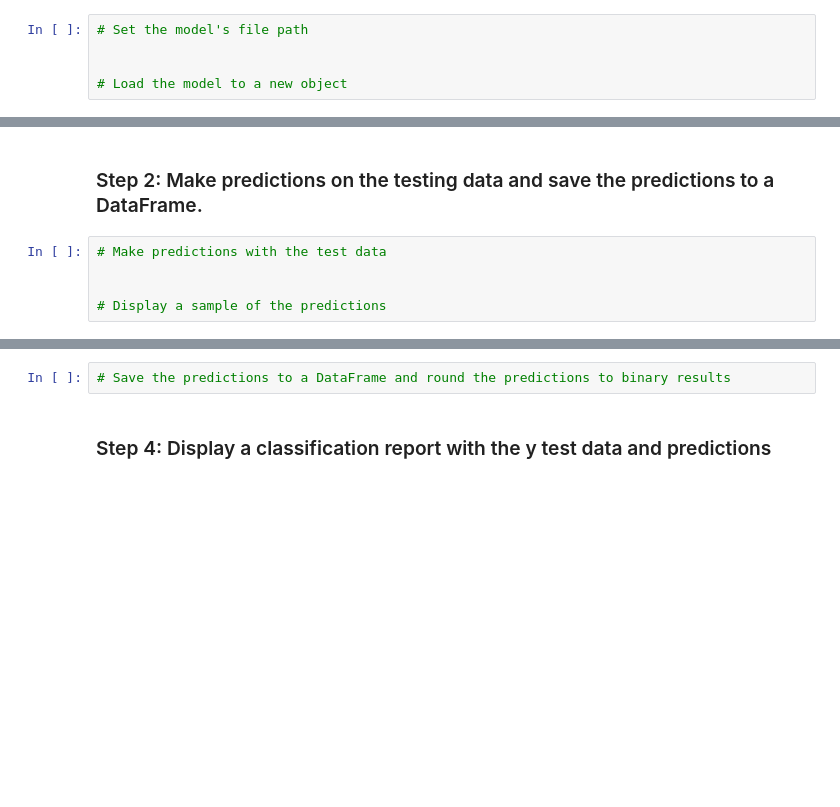
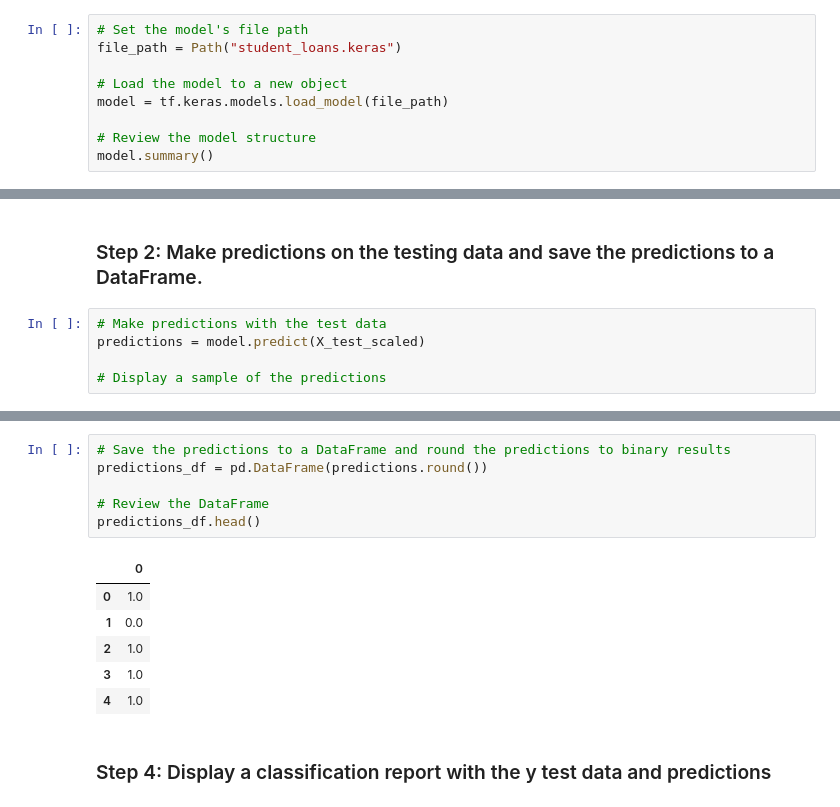
Before and after one commit to shawnakumar/student_loan, a Jupyter notebook: student_loans_with_deep_learning.ipynb, the cells around one changed output, grey strips where cells are left out. Drawn from its saved outputs; the diff is of its cells as text; blank space fills up the shorter version.

```diff
--- a/student_loans_with_deep_learning.ipynb
+++ b/student_loans_with_deep_learning.ipynb
@@ -236,6 +237,10 @@ loss,accuracy = model.evaluate(X_test_scaled, y_test)
 ### Step 1: Reload your saved model.
 # %%
 # Set the model's file path
-
+file_path = Path("student_loans.keras")
 
 # Load the model to a new object
+model = tf.keras.models.load_model(file_path)
+
+# Review the model structure
+model.summary()
@@ -243,6 +264,6 @@ loss,accuracy = model.evaluate(X_test_scaled, y_test)
 ### Step 2: Make predictions on the testing data and save the predictions to a DataFrame.
 # %%
 # Make predictions with the test data
-
+predictions = model.predict(X_test_scaled)
 
 # Display a sample of the predictions
@@ -249,5 +272,16 @@ loss,accuracy = model.evaluate(X_test_scaled, y_test)
 # %%
 # Save the predictions to a DataFrame and round the predictions to binary results
+predictions_df = pd.DataFrame(predictions.round())
+
+# Review the DataFrame
+predictions_df.head()
+# %% [output]
+|  | 0 |
+| 0 | 1.0 |
+| 1 | 0.0 |
+| 2 | 1.0 |
+| 3 | 1.0 |
+| 4 | 1.0 |
 # %% [markdown]
 ### Step 4: Display a classification report with the y test data and predictions
 # %%
```
Also changed, not shown: parts of 7 cells of this notebook.
